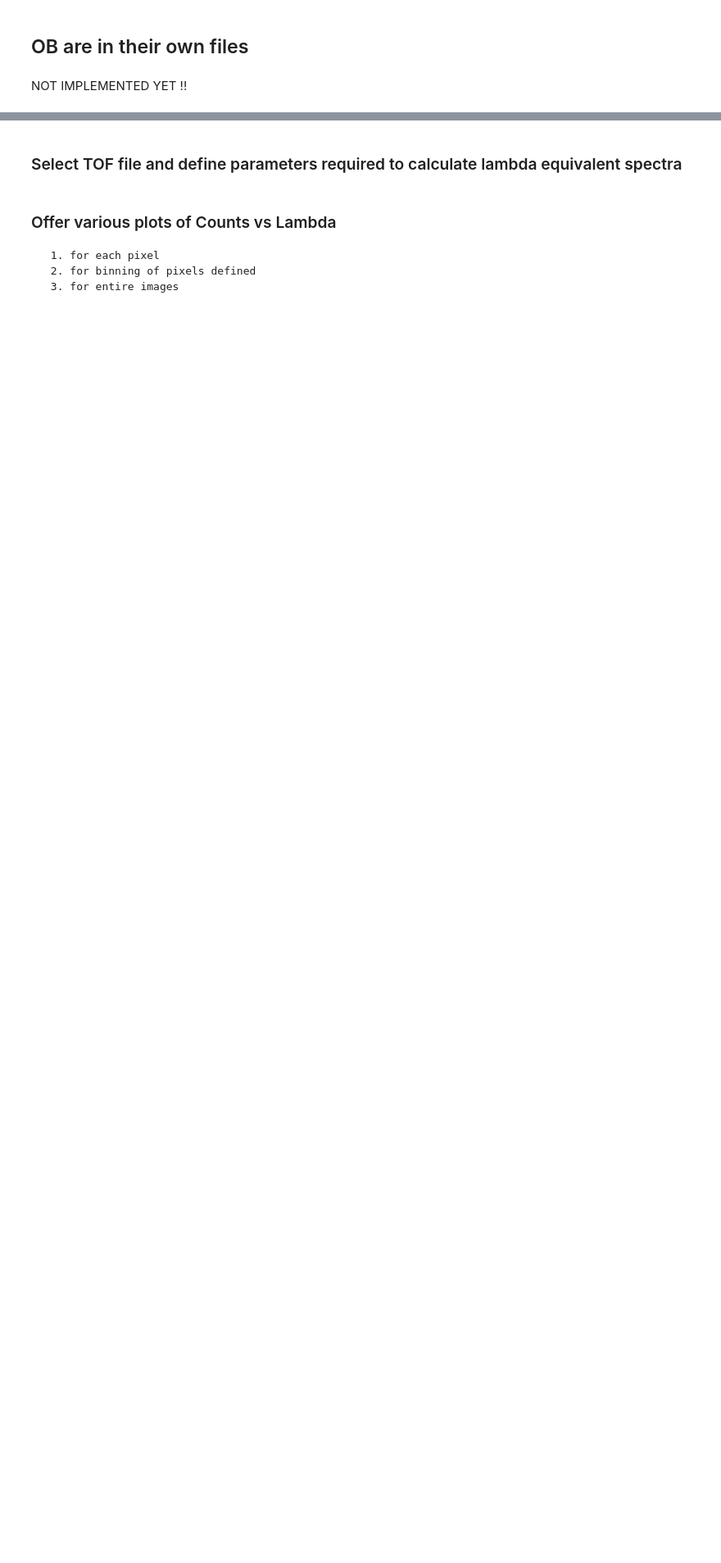
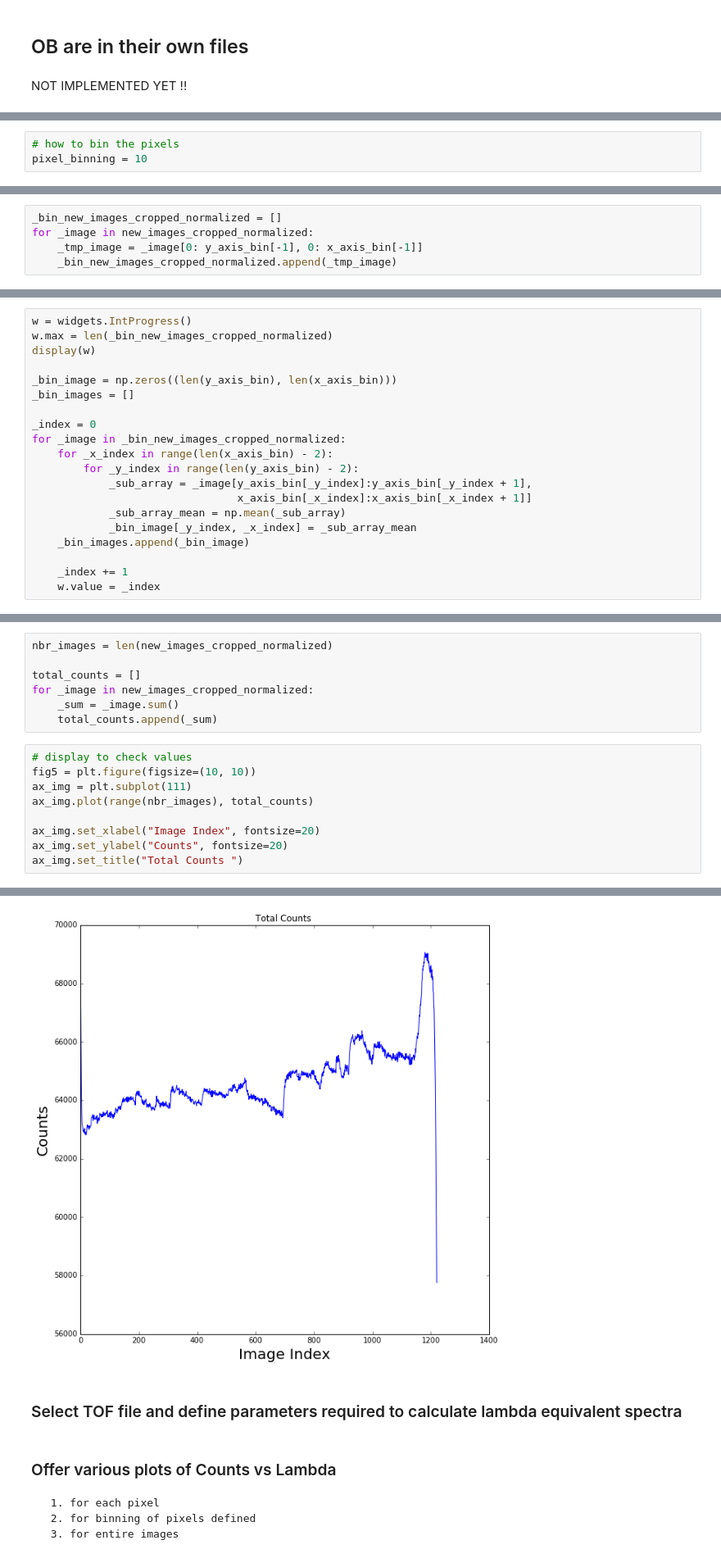
Before and after one commit to ornlneutronimaging/BraggEdge, a Jupyter notebook: notebook/bragg_egde_detection_step1_of_2.ipynb, the cells around one changed output, grey strips where cells are left out. Shown at 82% size. Saved outputs shown, nothing was run; the diff lists cells and outputs as text; blank space fills up the shorter version.

```diff
--- a/notebook/bragg_egde_detection_step1_of_2.ipynb
+++ b/notebook/bragg_egde_detection_step1_of_2.ipynb
@@ -195,0 +296,3 @@ Using average number of counts from OB ROI / images and divide each pixel of ima
+# %%
+# how to bin the pixels
+pixel_binning = 10
@@ -195,0 +324,5 @@ Using average number of counts from OB ROI / images and divide each pixel of ima
+# %%
+_bin_new_images_cropped_normalized = []
+for _image in new_images_cropped_normalized:
+    _tmp_image = _image[0: y_axis_bin[-1], 0: x_axis_bin[-1]]
+    _bin_new_images_cropped_normalized.append(_tmp_image)
@@ -195,0 +333,20 @@ Using average number of counts from OB ROI / images and divide each pixel of ima
+# %%
+w = widgets.IntProgress()
+w.max = len(_bin_new_images_cropped_normalized)
+display(w)
+
+_bin_image = np.zeros((len(y_axis_bin), len(x_axis_bin)))
+_bin_images = []
+
+_index = 0
+for _image in _bin_new_images_cropped_normalized:
+    for _x_index in range(len(x_axis_bin) - 2):
+        for _y_index in range(len(y_axis_bin) - 2):
+            _sub_array = _image[y_axis_bin[_y_index]:y_axis_bin[_y_index + 1],
+                                x_axis_bin[_x_index]:x_axis_bin[_x_index + 1]]
+            _sub_array_mean = np.mean(_sub_array)
+            _bin_image[_y_index, _x_index] = _sub_array_mean
+    _bin_images.append(_bin_image)
+
+    _index += 1
+    w.value = _index
@@ -195,0 +389,17 @@ Using average number of counts from OB ROI / images and divide each pixel of ima
+# %%
+nbr_images = len(new_images_cropped_normalized)
+
+total_counts = []
+for _image in new_images_cropped_normalized:
+    _sum = _image.sum()
+    total_counts.append(_sum)
+# %%
+# display to check values
+fig5 = plt.figure(figsize=(10, 10))
+ax_img = plt.subplot(111)
+ax_img.plot(range(nbr_images), total_counts)
+
+ax_img.set_xlabel("Image Index", fontsize=20)
+ax_img.set_ylabel("Counts", fontsize=20)
+ax_img.set_title("Total Counts ")
+# %% [output]
@@ -196,3 +407,4 @@ Using average number of counts from OB ROI / images and divide each pixel of ima
+[figure, added]
 # %% [markdown]
 ### Select TOF file and define parameters required to calculate lambda equivalent spectra
 # %% [markdown]
```
Also changed, not shown: parts of 31 cells of this notebook.
